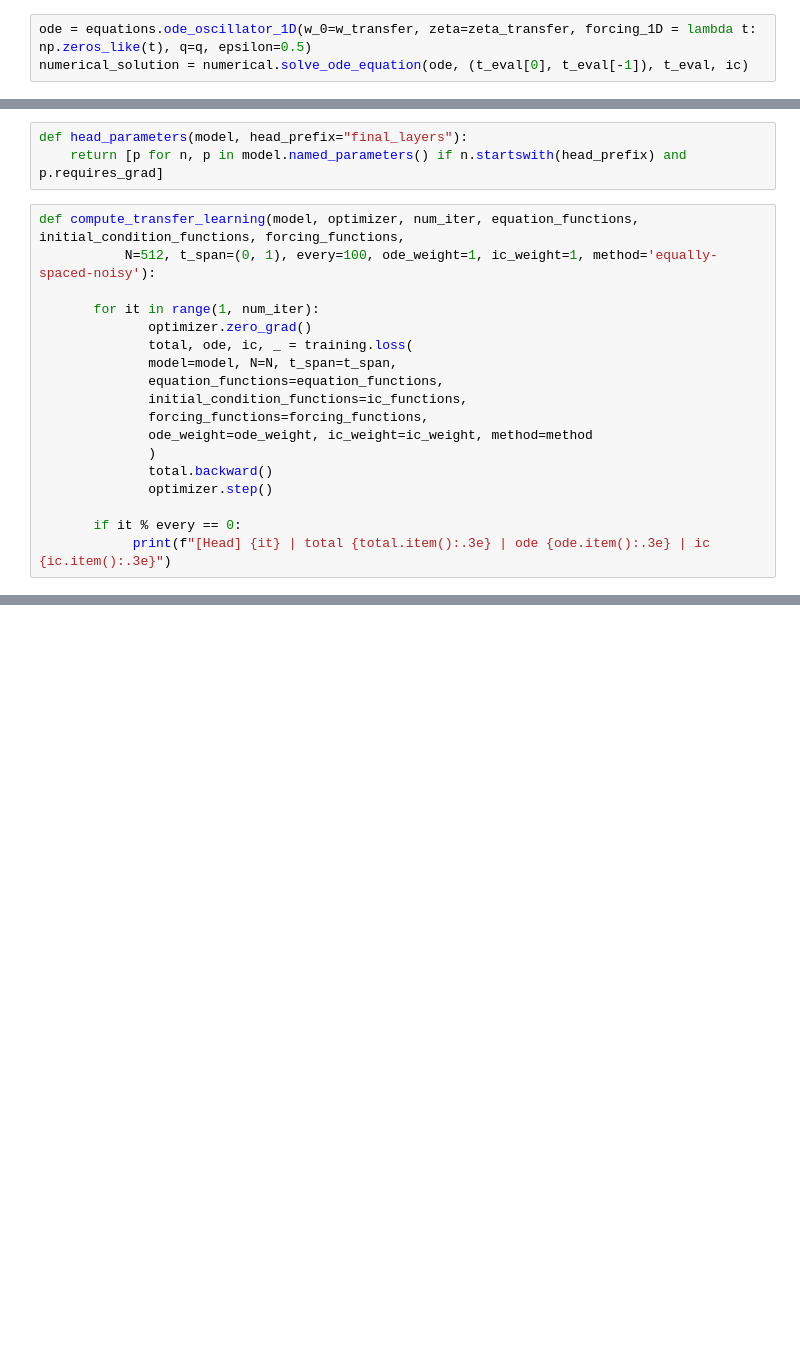
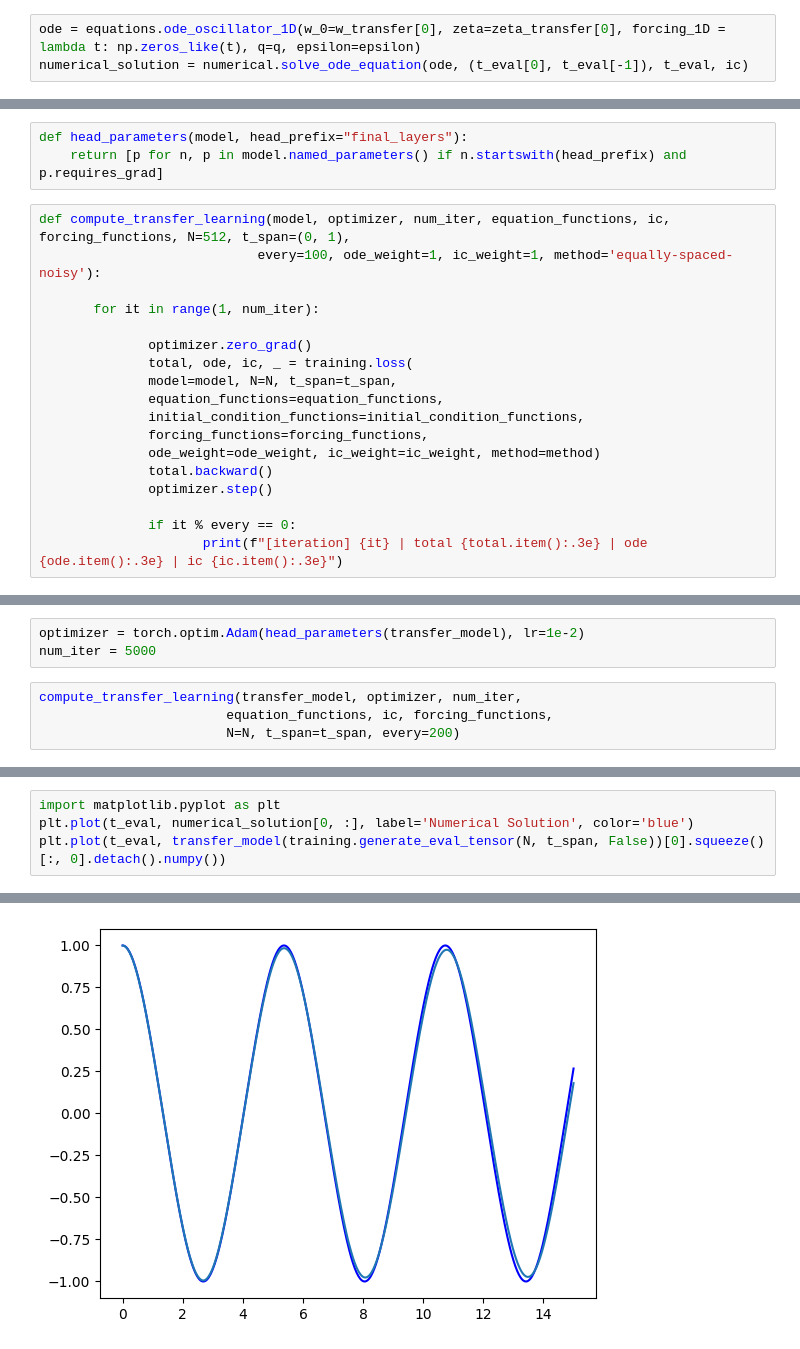
Before and after one commit to esemsc-dda24/PTL-PINNs, a Jupyter notebook: ptlpinns/results/regular_transfer.ipynb, the cells around one changed output, grey strips where cells are left out. Saved outputs shown, nothing was run; the diff lists cells and outputs as text; blank space fills up the shorter version.

```diff
--- a/ptlpinns/results/regular_transfer.ipynb
+++ b/ptlpinns/results/regular_transfer.ipynb
@@ -57,5 +61,5 @@ ic = [[1, 0]]
 # %%
-ode = equations.ode_oscillator_1D(w_0=w_transfer, zeta=zeta_transfer, forcing_1D = lambda t: np.zeros_like(t), q=q, epsilon=0.5)
+ode = equations.ode_oscillator_1D(w_0=w_transfer[0], zeta=zeta_transfer[0], forcing_1D = lambda t: np.zeros_like(t), q=q, epsilon=epsilon)
 numerical_solution = numerical.solve_ode_equation(ode, (t_eval[0], t_eval[-1]), t_eval, ic)
 # %% [markdown]
 ### Training
@@ -63,20 +73,20 @@ numerical_solution = numerical.solve_ode_equation(ode, (t_eval[0], t_eval[-1]),
 def head_parameters(model, head_prefix="final_layers"):
     return [p for n, p in model.named_parameters() if n.startswith(head_prefix) and p.requires_grad]
 # %%
-def compute_transfer_learning(model, optimizer, num_iter, equation_functions, initial_condition_functions, forcing_functions,
-           N=512, t_span=(0, 1), every=100, ode_weight=1, ic_weight=1, method='equally-spaced-noisy'):
+def compute_transfer_learning(model, optimizer, num_iter, equation_functions, ic, forcing_functions, N=512, t_span=(0, 1),
+                            every=100, ode_weight=1, ic_weight=1, method='equally-spaced-noisy'):
 
        for it in range(1, num_iter):
+
               optimizer.zero_grad()
               total, ode, ic, _ = training.loss(
               model=model, N=N, t_span=t_span,
               equation_functions=equation_functions,
-              initial_condition_functions=ic_functions,
+              initial_condition_functions=initial_condition_functions,
               forcing_functions=forcing_functions,
-              ode_weight=ode_weight, ic_weight=ic_weight, method=method
-              )
+              ode_weight=ode_weight, ic_weight=ic_weight, method=method)
               total.backward()
               optimizer.step()
 
-       if it % every == 0:
-            print(f"[Head] {it} | total {total.item():.3e} | ode {ode.item():.3e} | ic {ic.item():.3e}")
+              if it % every == 0:
+                     print(f"[iteration] {it} | total {total.item():.3e} | ode {ode.item():.3e} | ic {ic.item():.3e}")
@@ -108,0 +93,7 @@ def evaluate_error(model, t_eval, numerical_solution):
+# %%
+optimizer = torch.optim.Adam(head_parameters(transfer_model), lr=1e-2)
+num_iter = 5000
+# %%
+compute_transfer_learning(transfer_model, optimizer, num_iter,
+                        equation_functions, ic, forcing_functions,
+                        N=N, t_span=t_span, every=200)
@@ -108,0 +118,5 @@ def evaluate_error(model, t_eval, numerical_solution):
+# %%
+import matplotlib.pyplot as plt
+plt.plot(t_eval, numerical_solution[0, :], label='Numerical Solution', color='blue')
+plt.plot(t_eval, transfer_model(training.generate_eval_tensor(N, t_span, False))[0].squeeze()[:, 0].detach().numpy())
+# %% [output]
@@ -108,0 +124 @@ def evaluate_error(model, t_eval, numerical_solution):
+[figure, added]
```
Also changed, not shown: parts of 7 cells of this notebook, 5 other files.
